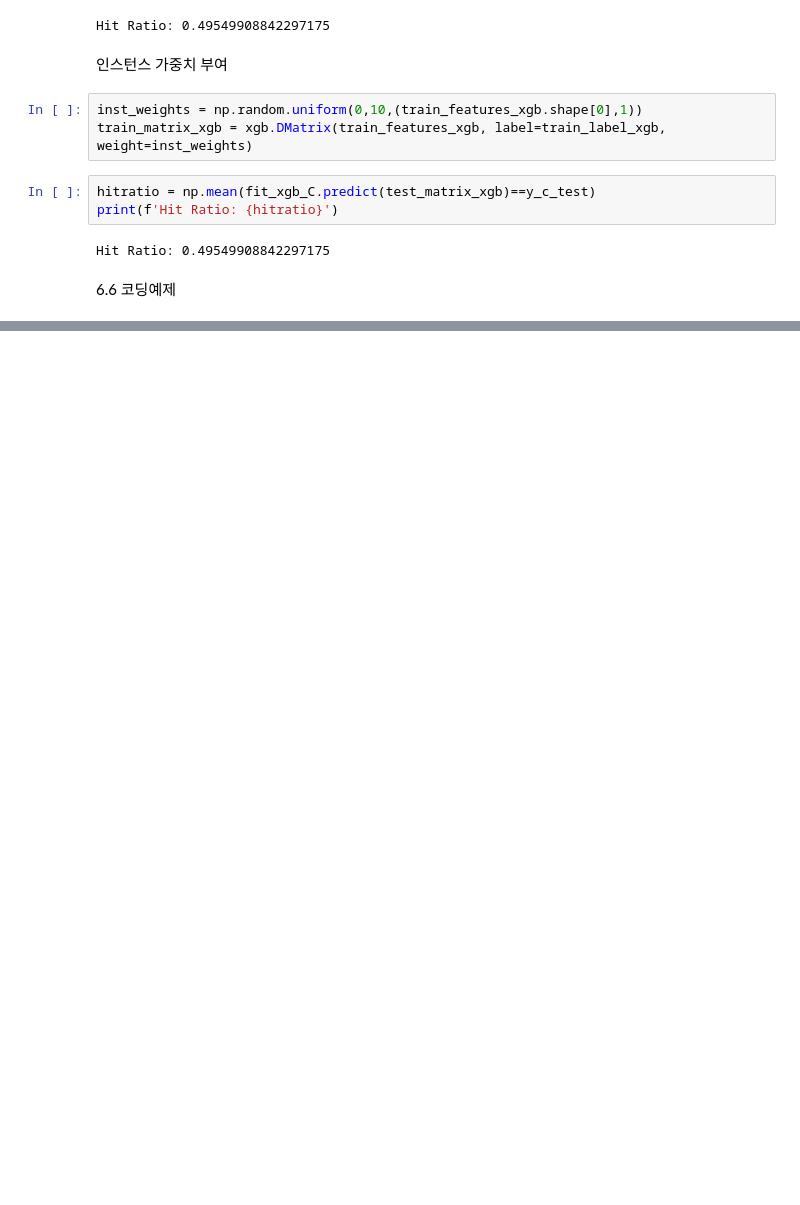
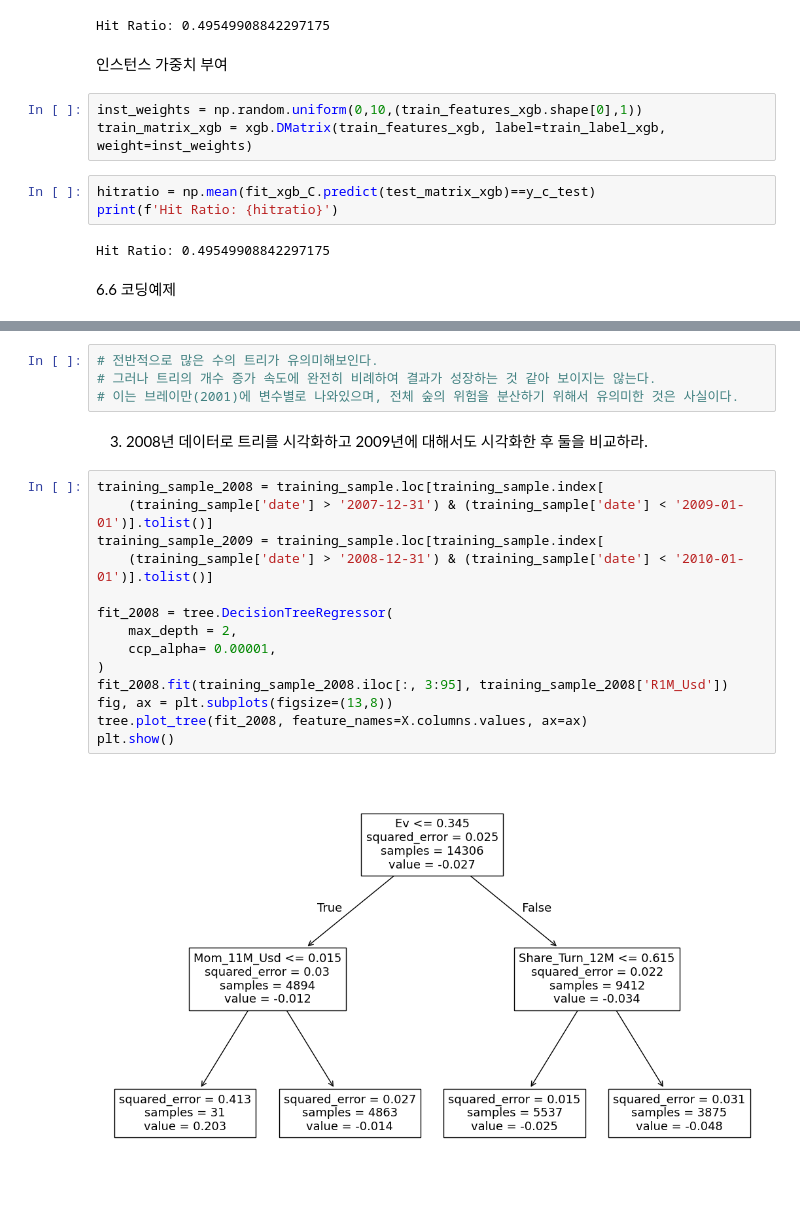
Before and after one commit to nomorebye/coding, a Jupyter notebook: ai3/chap6.ipynb, the cells around one changed output, grey strips where cells are left out. Drawn from its saved outputs; the diff is of its cells as text; blank space fills up the shorter version.

```diff
--- a/ai3/chap6.ipynb
+++ b/ai3/chap6.ipynb
@@ -278,0 +353,22 @@ Hit Ratio: 0.49549908842297175
+# %%
+# 전반적으로 많은 수의 트리가 유의미해보인다.
+# 그러나 트리의 개수 증가 속도에 완전히 비례하여 결과가 성장하는 것 같아 보이지는 않는다.
+# 이는 브레이만(2001)에 변수별로 나와있으며, 전체 숲의 위험을 분산하기 위해서 유의미한 것은 사실이다.
+# %% [markdown]
+3. 2008년 데이터로 트리를 시각화하고 2009년에 대해서도 시각화한 후 둘을 비교하라.
+# %%
+training_sample_2008 = training_sample.loc[training_sample.index[
+    (training_sample['date'] > '2007-12-31') & (training_sample['date'] < '2009-01-01')].tolist()]
+training_sample_2009 = training_sample.loc[training_sample.index[
+    (training_sample['date'] > '2008-12-31') & (training_sample['date'] < '2010-01-01')].tolist()]
+
+fit_2008 = tree.DecisionTreeRegressor(
+    max_depth = 2,
+    ccp_alpha= 0.00001,
+)
+fit_2008.fit(training_sample_2008.iloc[:, 3:95], training_sample_2008['R1M_Usd'])
+fig, ax = plt.subplots(figsize=(13,8))
+tree.plot_tree(fit_2008, feature_names=X.columns.values, ax=ax)
+plt.show()
+# %% [output]
+[figure, added]
```
Also changed, not shown: parts of 10 cells of this notebook.
